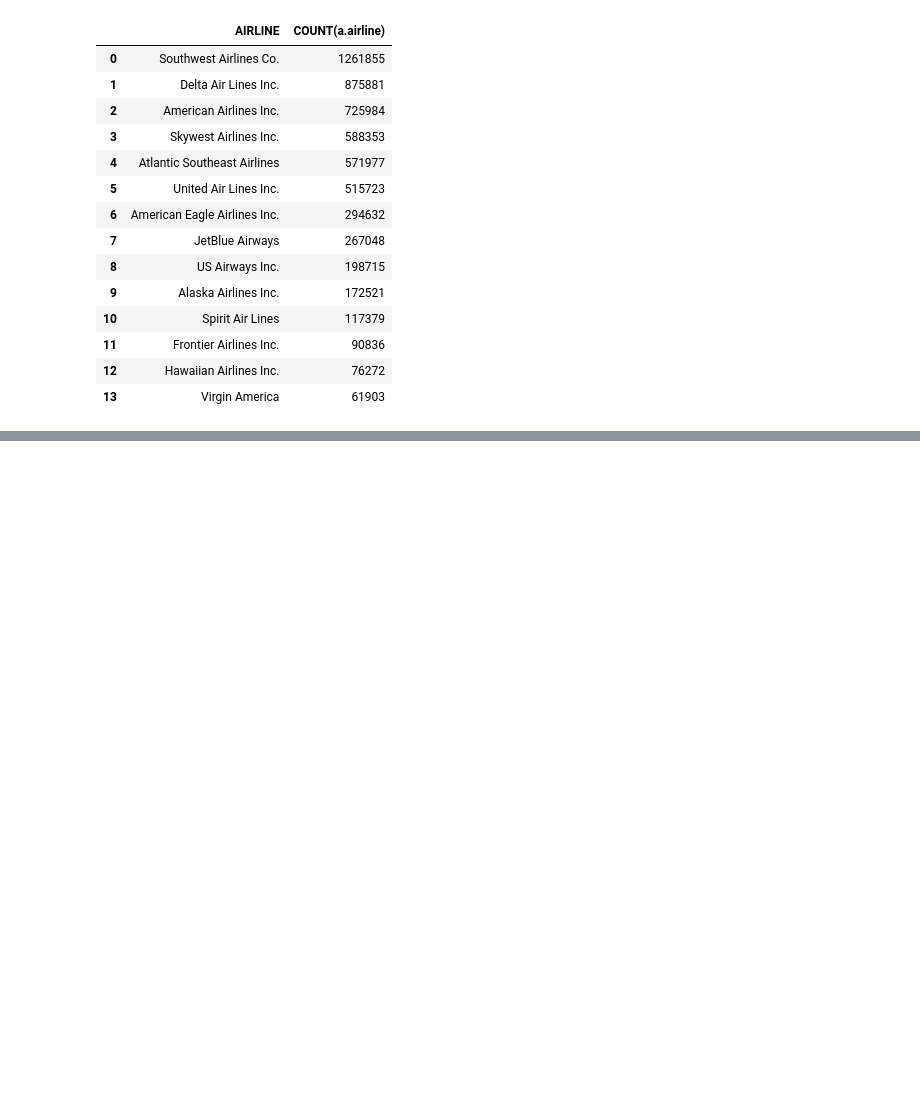
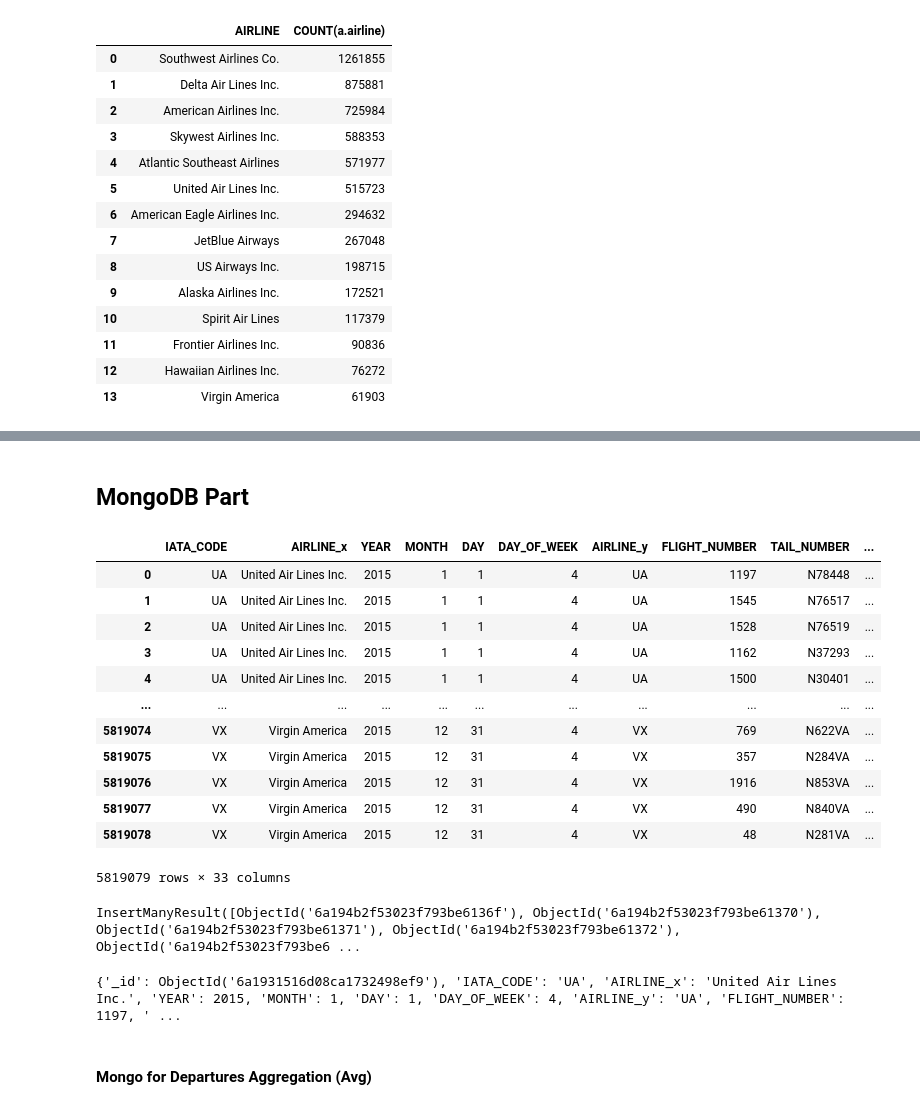
Before and after one commit to theemailofcameronwallace-code/forge-flight-delay-analysis, a Jupyter notebook: notebooks/Aniqa'sNotebook.ipynb, the cells around one changed output, grey strips where cells are left out. Cells and saved outputs as stored; diff of their text form; code cells hidden in the pictures; blank space fills up the shorter version.

Commit message:
added mongo queries

```diff
--- a/notebooks/Aniqa'sNotebook.ipynb
+++ b/notebooks/Aniqa'sNotebook.ipynb
@@ -640,0 +681,2 @@ pd.read_sql_query('''SELECT
+# %% [markdown]
+<h2> MongoDB Part
@@ -640,0 +689,32 @@ pd.read_sql_query('''SELECT
+# %%
+flights_airlines = pd.merge(airlines, flights, left_on='IATA_CODE', right_on = 'AIRLINE', how = 'inner' )
+flights_airlines
+#a.IATA_CODE = f.AIRLINE
+# %% [output]
+|  | IATA_CODE | AIRLINE_x | YEAR | MONTH | DAY | DAY_OF_WEEK | AIRLINE_y | FLIGHT_NUMBER | TAIL_NUMBER | ... |
+| 0 | UA | United Air Lines Inc. | 2015 | 1 | 1 | 4 | UA | 1197 | N78448 | ... |
+| 1 | UA | United Air Lines Inc. | 2015 | 1 | 1 | 4 | UA | 1545 | N76517 | ... |
+| 2 | UA | United Air Lines Inc. | 2015 | 1 | 1 | 4 | UA | 1528 | N76519 | ... |
+| 3 | UA | United Air Lines Inc. | 2015 | 1 | 1 | 4 | UA | 1162 | N37293 | ... |
+| 4 | UA | United Air Lines Inc. | 2015 | 1 | 1 | 4 | UA | 1500 | N30401 | ... |
+| ... | ... | ... | ... | ... | ... | ... | ... | ... | ... | ... |
+| 5819074 | VX | Virgin America | 2015 | 12 | 31 | 4 | VX | 769 | N622VA | ... |
+| 5819075 | VX | Virgin America | 2015 | 12 | 31 | 4 | VX | 357 | N284VA | ... |
+| 5819076 | VX | Virgin America | 2015 | 12 | 31 | 4 | VX | 1916 | N853VA | ... |
+| 5819077 | VX | Virgin America | 2015 | 12 | 31 | 4 | VX | 490 | N840VA | ... |
+| 5819078 | VX | Virgin America | 2015 | 12 | 31 | 4 | VX | 48 | N281VA | ... |
+5819079 rows × 33 columns
+# %%
+sample = flights_airlines.sample(10000, random_state=1)
+sample_dict = sample.to_dict('records')
+flights_airlines_collection = db.flights_airlines
+flights_airlines_collection.insert_many(sample_dict)
+# %% [output]
+InsertManyResult([ObjectId('6a194b2f53023f793be6136f'), ObjectId('6a194b2f53023f793be61370'), ObjectId('6a194b2f53023f793be61371'), ObjectId('6a194b2f53023f793be61372'), ObjectId('6a194b2f53023f793be6 ...
+# %%
+result = flights_airlines_collection.find_one({'YEAR': 2015})
+print(result)
+# %% [output]
+{'_id': ObjectId('6a1931516d08ca1732498ef9'), 'IATA_CODE': 'UA', 'AIRLINE_x': 'United Air Lines Inc.', 'YEAR': 2015, 'MONTH': 1, 'DAY': 1, 'DAY_OF_WEEK': 4, 'AIRLINE_y': 'UA', 'FLIGHT_NUMBER': 1197, ' ...
+# %% [markdown]
+<h4> Mongo for Departures Aggregation (Avg)
```
Also changed, not shown: parts of 12 cells of this notebook.
